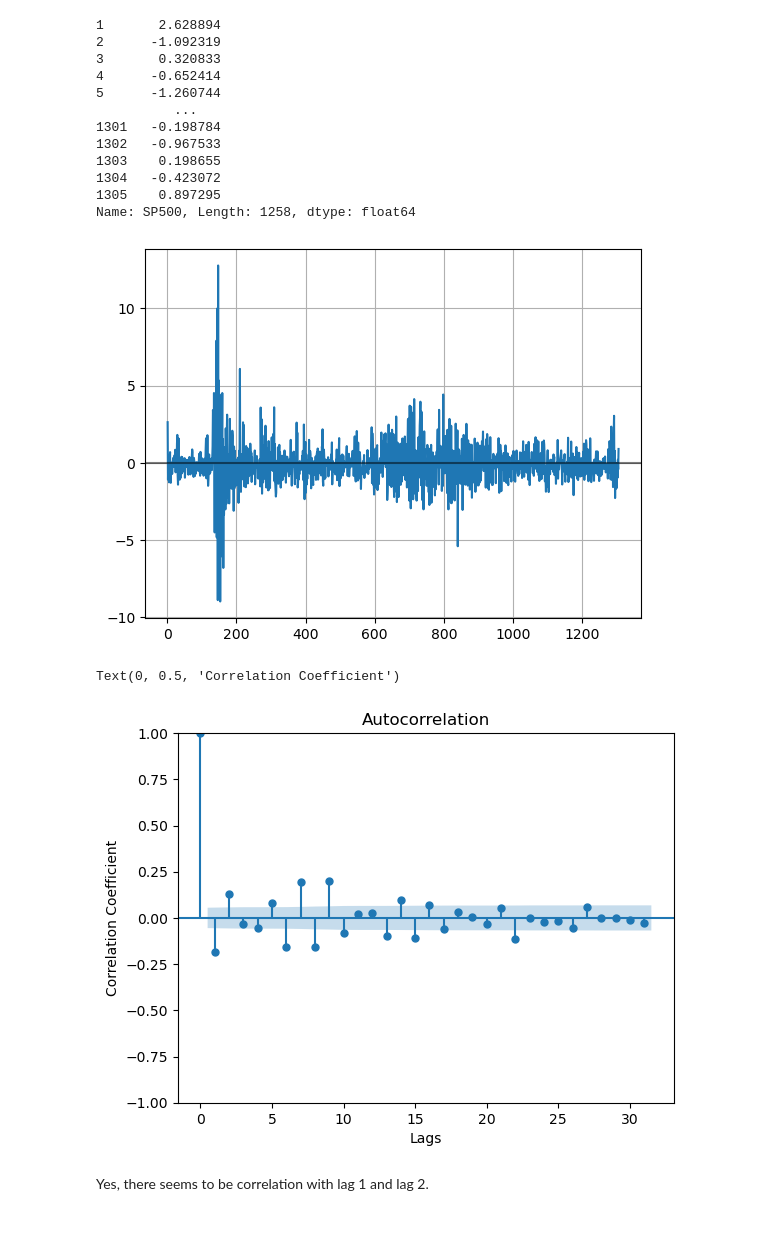
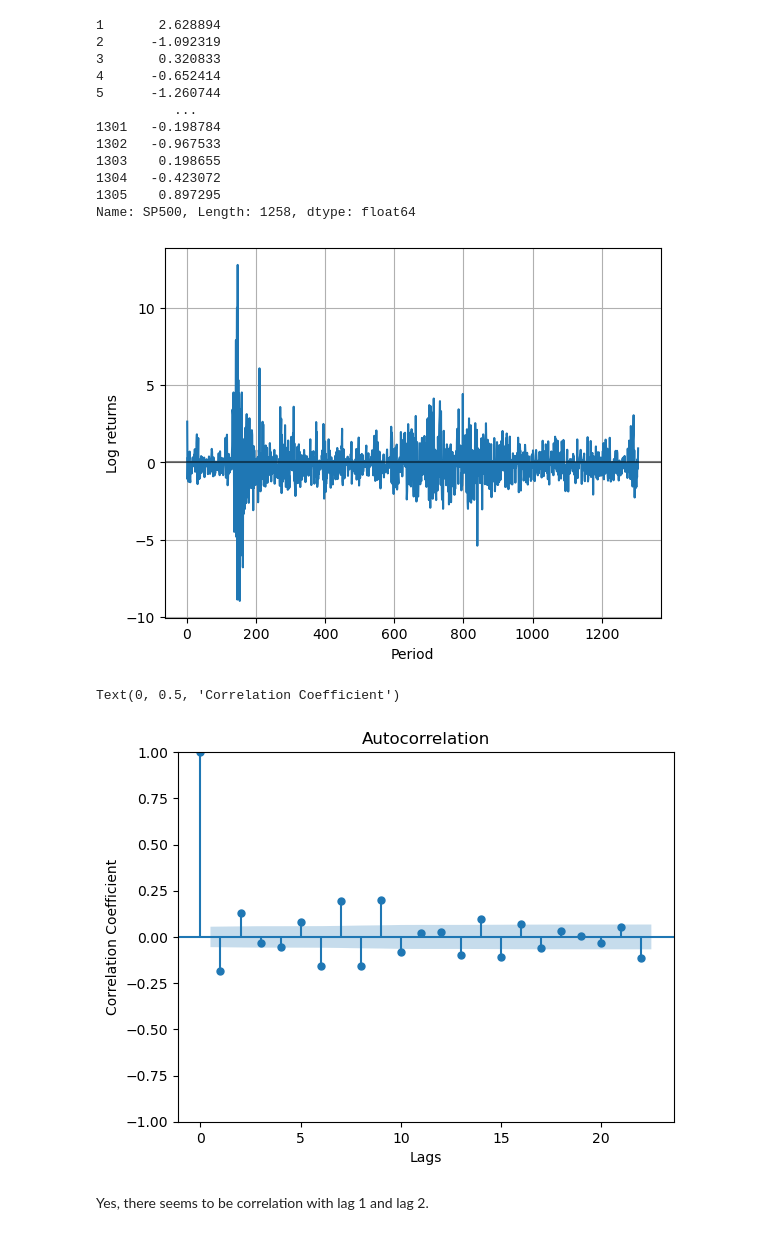
Before and after one commit to s2115214/First-Semester-Projects, a Jupyter notebook: midterm_statistics/time_series.ipynb, the cells around one changed output. Saved outputs shown, nothing was run; the diff lists cells and outputs as text; code cells hidden in the pictures.

Commit message:
Made changes to the plots to be more presentable

```diff
--- a/midterm_statistics/time_series.ipynb
+++ b/midterm_statistics/time_series.ipynb
@@ -29,18 +29,21 @@ Name: SP500, Length: 1258, dtype: float64
 # %%
 plt.plot(returns)
 
 plt.axhline(0,0,1,color='black', alpha=0.5)
+
+plt.ylabel('Log returns')
+plt.xlabel('Period')
 plt.grid(True)
 plt.show()
 # %% [output]
-[figure, old version]
+[figure, new version]
 # %%
-x = plot_acf(returns)
+x = plot_acf(returns, lags=22)
 plt.xlabel('Lags')
 plt.ylabel('Correlation Coefficient')
 # %% [output]
 Text(0, 0.5, 'Correlation Coefficient')
-[figure, old version]
+[figure, new version]
 # %% [markdown]
 Yes, there seems to be correlation with lag 1 and lag 2.
 # %% [markdown]
```
Also changed, not shown: parts of 11 cells of this notebook.
